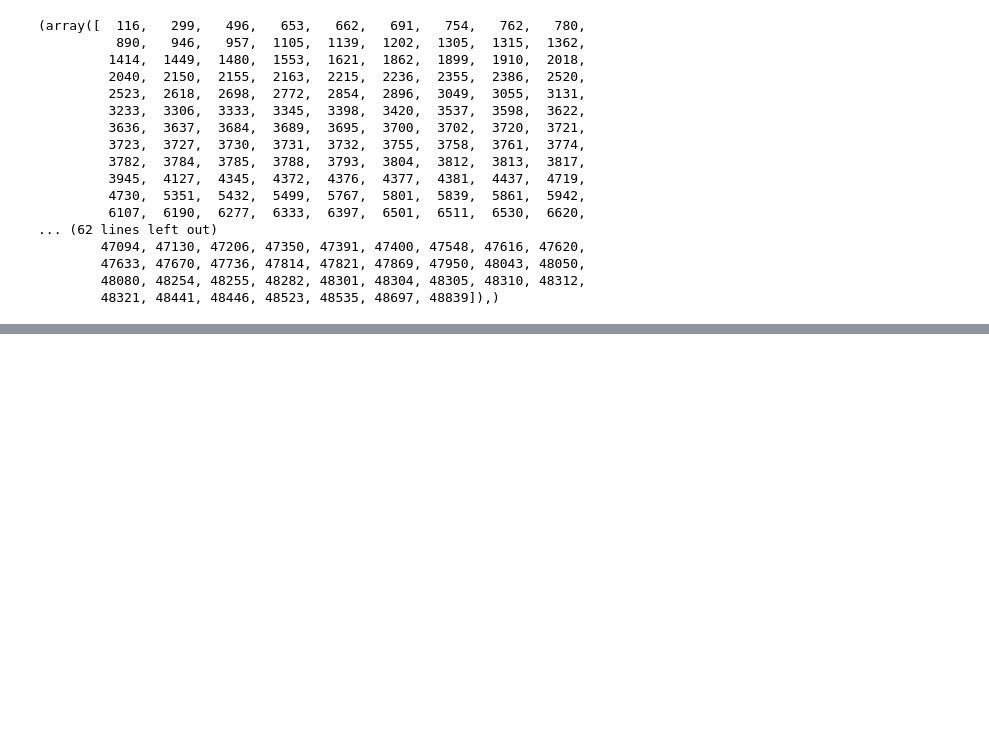
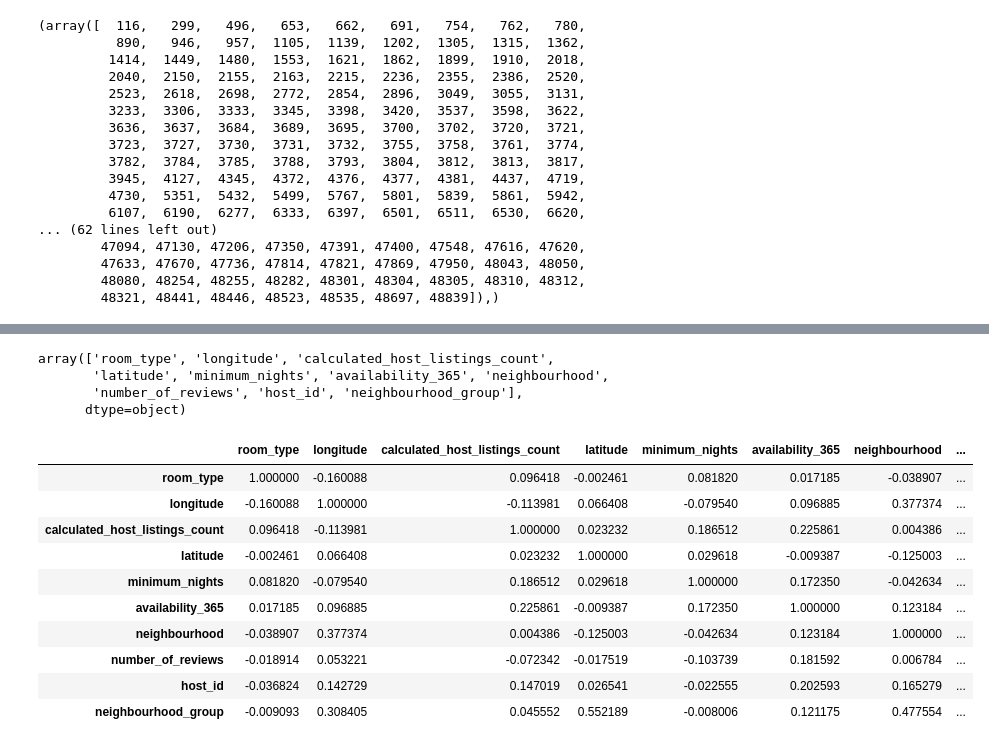
Before and after one commit to EnriqueEsnola/algoritmo-machine-learning, a Jupyter notebook: src/explore.ipynb, the cells around one changed output, grey strips where cells are left out. Cells and saved outputs as stored; diff of their text form; code cells hidden in the pictures; blank space fills up the shorter version.

```diff
--- a/src/explore.ipynb
+++ b/src/explore.ipynb
@@ -184,0 +201,7 @@ X_test.to_csv("../data/processed/X_test.csv", index = False)
+# %%
+df1[df1.Importance>1]['Feature'].values
+# %% [output]
+array(['room_type', 'longitude', 'calculated_host_listings_count',
+       'latitude', 'minimum_nights', 'availability_365', 'neighbourhood',
+       'number_of_reviews', 'host_id', 'neighbourhood_group'],
+      dtype=object)
@@ -184,0 +212,14 @@ X_test.to_csv("../data/processed/X_test.csv", index = False)
+# %%
+X_train.corr()
+# %% [output]
+|  | room_type | longitude | calculated_host_listings_count | latitude | minimum_nights | availability_365 | neighbourhood | ... |
+| room_type | 1.000000 | -0.160088 | 0.096418 | -0.002461 | 0.081820 | 0.017185 | -0.038907 | ... |
+| longitude | -0.160088 | 1.000000 | -0.113981 | 0.066408 | -0.079540 | 0.096885 | 0.377374 | ... |
+| calculated_host_listings_count | 0.096418 | -0.113981 | 1.000000 | 0.023232 | 0.186512 | 0.225861 | 0.004386 | ... |
+| latitude | -0.002461 | 0.066408 | 0.023232 | 1.000000 | 0.029618 | -0.009387 | -0.125003 | ... |
+| minimum_nights | 0.081820 | -0.079540 | 0.186512 | 0.029618 | 1.000000 | 0.172350 | -0.042634 | ... |
+| availability_365 | 0.017185 | 0.096885 | 0.225861 | -0.009387 | 0.172350 | 1.000000 | 0.123184 | ... |
+| neighbourhood | -0.038907 | 0.377374 | 0.004386 | -0.125003 | -0.042634 | 0.123184 | 1.000000 | ... |
+| number_of_reviews | -0.018914 | 0.053221 | -0.072342 | -0.017519 | -0.103739 | 0.181592 | 0.006784 | ... |
+| host_id | -0.036824 | 0.142729 | 0.147019 | 0.026541 | -0.022555 | 0.202593 | 0.165279 | ... |
+| neighbourhood_group | -0.009093 | 0.308405 | 0.045552 | 0.552189 | -0.008006 | 0.121175 | 0.477554 | ... |
```
Also changed, not shown: parts of 8 cells of this notebook.
